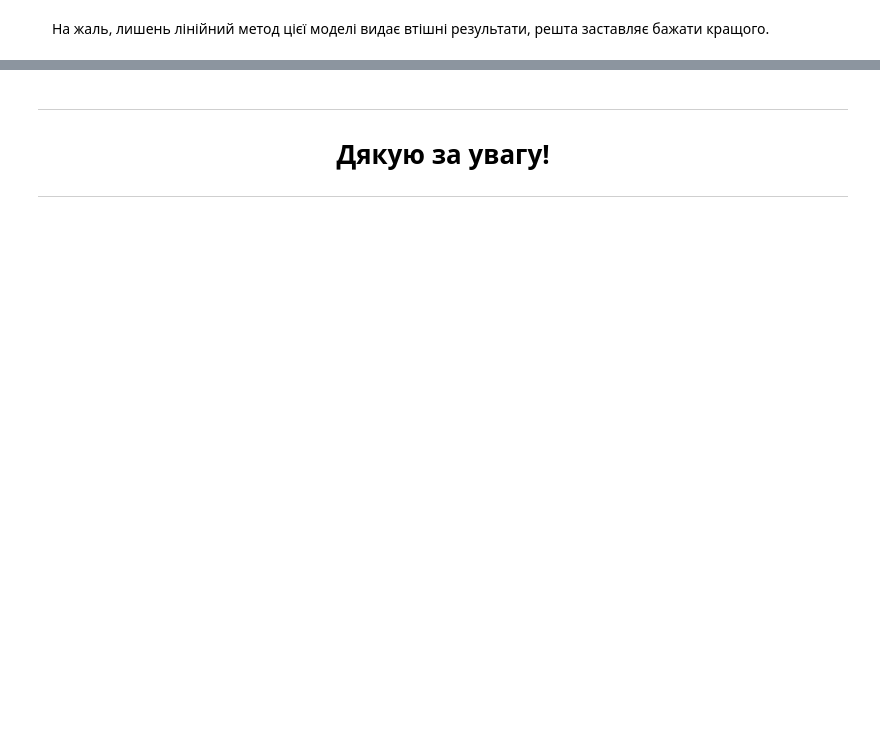
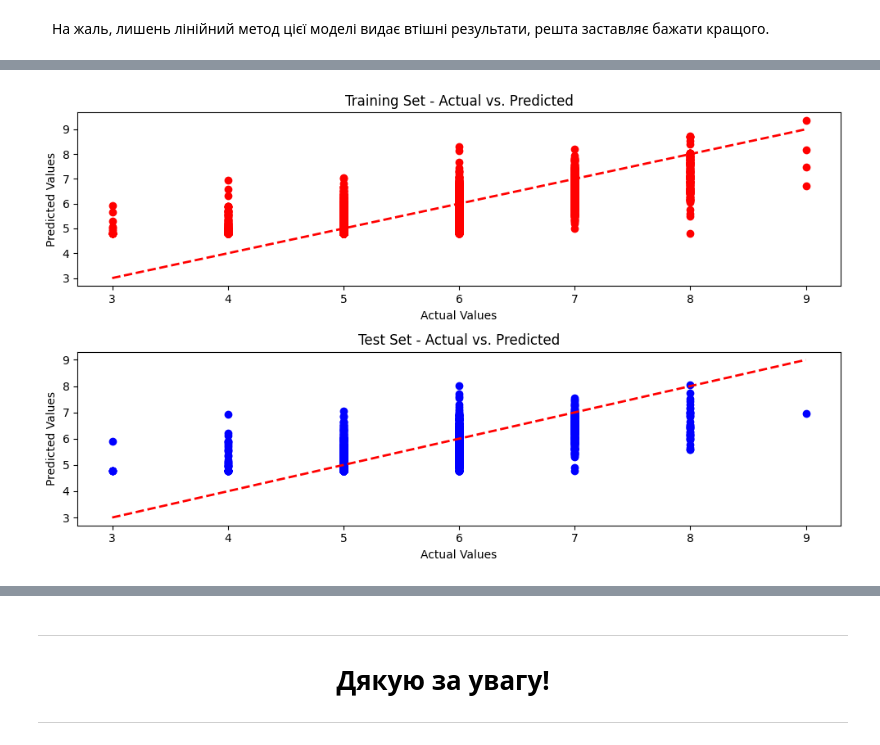
Before and after one commit to ArgasDTiger/Researching-Wines--Vinho-Verde-, a Jupyter notebook: main.ipynb, the cells around one changed output, grey strips where cells are left out. Saved outputs shown, nothing was run; the diff lists cells and outputs as text; code cells hidden in the pictures; blank space fills up the shorter version.

```diff
--- a/main.ipynb
+++ b/main.ipynb
@@ -351,18 +485,30 @@ print("Помилка на тестових наборах:", mse_test)
 # %% [markdown]
 &emsp;Та радіальне базисне ядро:
 # %%
+param_grid = {'C': [0.1, 1, 10, 100],
+              'gamma': [0.01, 0.1, 1, 10],
+              'epsilon': [0.01, 0.1, 0.2, 0.5]}
+
 svm_model = SVR(kernel='rbf')
 
-svm_model.fit(X_train, y_train)
+grid_search = GridSearchCV(svm_model, param_grid, scoring='neg_mean_squared_error', cv=5, n_jobs=-1)
+grid_search.fit(X_train, y_train)
 
-y_pred_train = svm_model.predict(X_train)
-y_pred_test = svm_model.predict(X_test)
+best_params = grid_search.best_params_
+
+best_svm_model = SVR(kernel='rbf', C=best_params['C'], gamma=best_params['gamma'], epsilon=best_params['epsilon'])
+
+best_svm_model.fit(X_train, y_train)
+
+y_pred_train = best_svm_model.predict(X_train)
+y_pred_test = best_svm_model.predict(X_test)
 
 mse_train = mean_squared_error(y_train, y_pred_train)
 mse_test = mean_squared_error(y_test, y_pred_test)
 
-results.append({"method": "Метод RBF опорних векторів", "train_error": mse_train, "test_error": mse_test})
+results.append({"method": "Метод RBF опорних векторів", "train_error": mse_train, "test_error": mse_test, "best_params": best_params})
 
+print("Найкращі параметри:", best_params)
 print("Помилка на навчальних наборах:", mse_train)
 print("Помилка на тестових наборах:", mse_test)
 # %% [output]
@@ -379,21 +526,66 @@ print("Помилка на тестових наборах:", mse_test)
 # %%
-model = Sequential()
-model.add(Dense(64, input_dim=X_train.shape[1], activation='relu'))
-model.add(Dense(32, activation='relu'))
-model.add(Dense(1, activation='linear'))
+def create_model(learning_rate=0.001):
+    model = Sequential()
+    model.add(Dense(128, input_dim=X_train.shape[1], activation='relu'))
+    model.add(Dense(64, activation='relu'))
+    model.add(Dense(32, activation='relu'))
+    model.add(Dense(1, activation='linear'))
+    model.compile(loss='mean_squared_error', optimizer=Adam(learning_rate=learning_rate))
+    return model
 
-model.compile(loss='mean_squared_error', optimizer='adam')
+X_train, X_test, y_train, y_test = train_test_split(X, y, test_size=0.2, random_state=42)
 
-model.fit(X_train, y_train, epochs=50, batch_size=32, validation_split=0.2, verbose=2)
+learning_rates = [0.001, 0.01, 0.1]
+mse_results = []
 
-y_pred_train = model.predict(X_train).flatten()
-y_pred_test = model.predict(X_test).flatten()
+for learning_rate in learning_rates:
+    model = create_model(learning_rate=learning_rate)
+    model.fit(X_train, y_train, epochs=100, batch_size=32, validation_split=0.2, verbose=2)
+
+    y_pred_train = model.predict(X_train).flatten()
+    y_pred_test = model.predict(X_test).flatten()
+
+    mse_train = mean_squared_error(y_train, y_pred_train)
+    mse_test = mean_squared_error(y_test, y_pred_test)
+
+    mse_results.append({"learning_rate": learning_rate, "train_error": mse_train, "test_error": mse_test})
+
+best_result = min(mse_results, key=lambda x: x["test_error"])
+best_learning_rate = best_result["learning_rate"]
+
+final_model = create_model(learning_rate=best_learning_rate)
+
+final_model.fit(X_train, y_train, epochs=100, batch_size=32, validation_split=0.2, verbose=2)
+
+y_pred_train = final_model.predict(X_train).flatten()
+y_pred_test = final_model.predict(X_test).flatten()
 
 mse_train = mean_squared_error(y_train, y_pred_train)
 mse_test = mean_squared_error(y_test, y_pred_test)
 
 results.append({"method": "Нейромережа Keras", "train_error": mse_train, "test_error": mse_test})
 
+
+print("Найкращий темп навчання:", best_learning_rate)
 print("Помилка на навчальних наборах:", mse_train)
 print("Помилка на тестових наборах:", mse_test)
+
+plt.figure(figsize=(10, 6))
+
+plt.subplot(2, 1, 1)
+plt.scatter(y_train, y_pred_train, color='red')
+plt.plot([min(y_train), max(y_train)], [min(y_train), max(y_train)], linestyle='--', color='red', linewidth=2)
+plt.title('Training Set - Actual vs. Predicted')
+plt.xlabel('Actual Values')
+plt.ylabel('Predicted Values')
+
+plt.subplot(2, 1, 2)
+plt.scatter(y_test, y_pred_test, color='blue')
+plt.plot([min(y_test), max(y_test)], [min(y_test), max(y_test)], linestyle='--', color='red', linewidth=2)
+plt.title('Test Set - Actual vs. Predicted')
+plt.xlabel('Actual Values')
+plt.ylabel('Predicted Values')
+
+plt.tight_layout()
+plt.show()
 # %% [output]
@@ -416,0 +609 @@ Epoch 6/50
+[figure, added]
```
Also changed, not shown: parts of 31 cells of this notebook.
